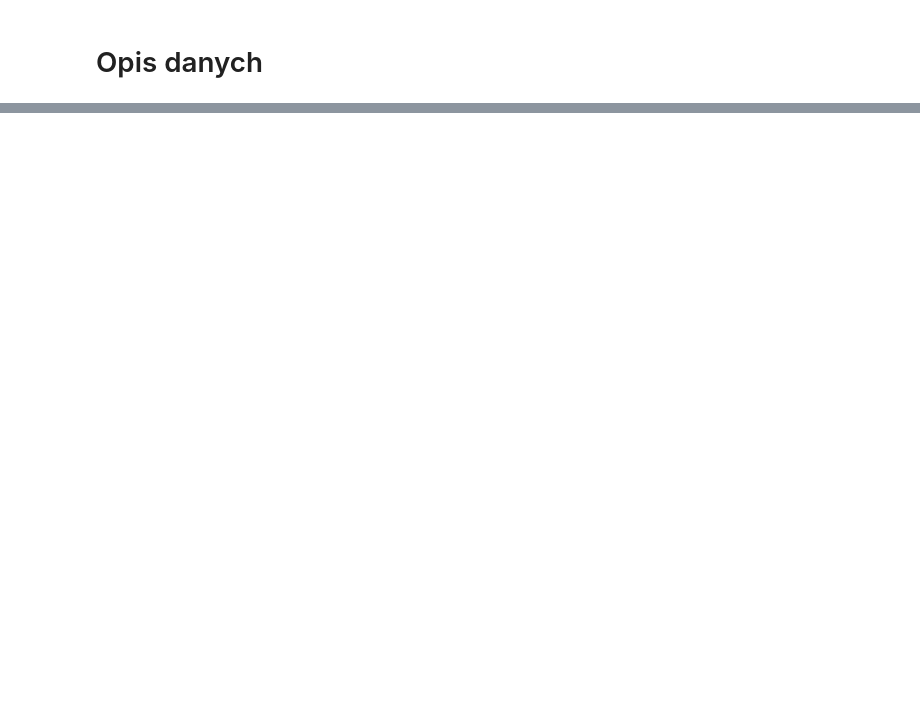
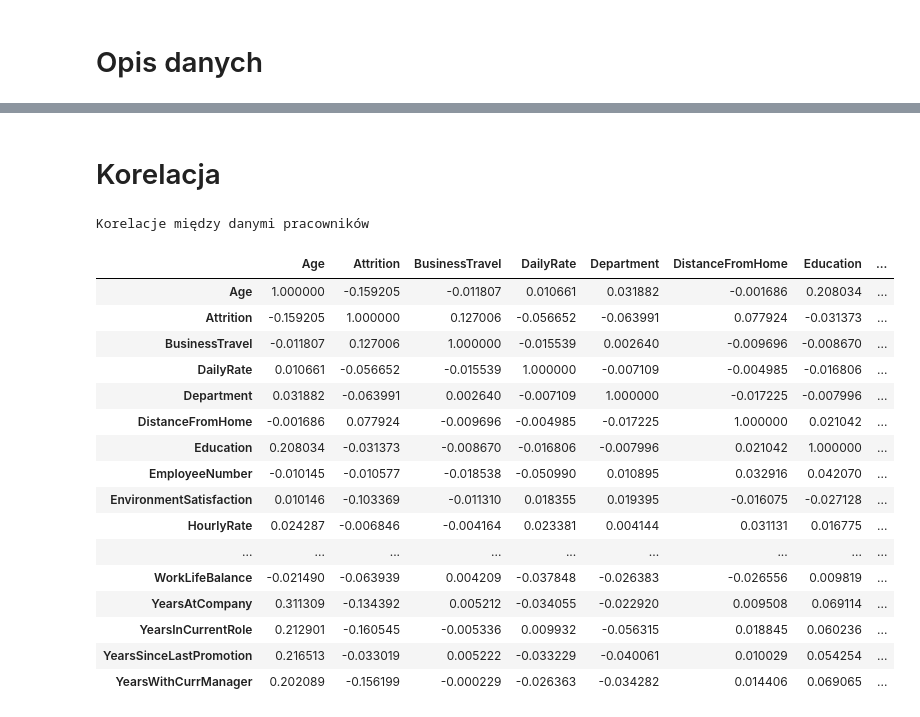
Before and after one commit to jwnuk/data-science-bootcamp, a Jupyter notebook: 2-projekt-python/dataset.ipynb, the cells around one changed output, grey strips where cells are left out. Drawn from its saved outputs; the diff is of its cells as text; code cells hidden in the pictures; blank space fills up the shorter version.

```diff
--- a/2-projekt-python/dataset.ipynb
+++ b/2-projekt-python/dataset.ipynb
@@ -37,0 +79,43 @@ df.describe()
+# %% [markdown]
+# Korelacja
+# %%
+corr_table = df.corr()
+
+# corr_table = corr_table.drop(['EmployeeCount', 'StandardHours'], 0) # x-axis
+# corr_table = corr_table.drop(['EmployeeCount', 'StandardHours'], 1) # y-axis
+
+def corr_color(val):
+    if abs(val) == 1:
+        color = '#666'
+    elif abs(val) > 0.8:
+        color = '#9d0208'
+    elif abs(val) > 0.5:
+        color = '#e85d04'
+    elif abs(val) > 0.3:
+        color = '#f48c06'
+    else:
+        color = 'black'
+    return 'color: %s' % color
+
+s = corr_table.style.applymap(corr_color).set_caption('Korelacje między danymi pracowników')
+
+s
+# %% [output]
+Korelacje między danymi pracowników
+|  | Age | Attrition | BusinessTravel | DailyRate | Department | DistanceFromHome | Education | ... |
+| Age | 1.000000 | -0.159205 | -0.011807 | 0.010661 | 0.031882 | -0.001686 | 0.208034 | ... |
+| Attrition | -0.159205 | 1.000000 | 0.127006 | -0.056652 | -0.063991 | 0.077924 | -0.031373 | ... |
+| BusinessTravel | -0.011807 | 0.127006 | 1.000000 | -0.015539 | 0.002640 | -0.009696 | -0.008670 | ... |
+| DailyRate | 0.010661 | -0.056652 | -0.015539 | 1.000000 | -0.007109 | -0.004985 | -0.016806 | ... |
+| Department | 0.031882 | -0.063991 | 0.002640 | -0.007109 | 1.000000 | -0.017225 | -0.007996 | ... |
+| DistanceFromHome | -0.001686 | 0.077924 | -0.009696 | -0.004985 | -0.017225 | 1.000000 | 0.021042 | ... |
+| Education | 0.208034 | -0.031373 | -0.008670 | -0.016806 | -0.007996 | 0.021042 | 1.000000 | ... |
+| EmployeeNumber | -0.010145 | -0.010577 | -0.018538 | -0.050990 | 0.010895 | 0.032916 | 0.042070 | ... |
+| EnvironmentSatisfaction | 0.010146 | -0.103369 | -0.011310 | 0.018355 | 0.019395 | -0.016075 | -0.027128 | ... |
+| HourlyRate | 0.024287 | -0.006846 | -0.004164 | 0.023381 | 0.004144 | 0.031131 | 0.016775 | ... |
+| ... | ... | ... | ... | ... | ... | ... | ... | ... |
+| WorkLifeBalance | -0.021490 | -0.063939 | 0.004209 | -0.037848 | -0.026383 | -0.026556 | 0.009819 | ... |
+| YearsAtCompany | 0.311309 | -0.134392 | 0.005212 | -0.034055 | -0.022920 | 0.009508 | 0.069114 | ... |
+| YearsInCurrentRole | 0.212901 | -0.160545 | -0.005336 | 0.009932 | -0.056315 | 0.018845 | 0.060236 | ... |
+| YearsSinceLastPromotion | 0.216513 | -0.033019 | 0.005222 | -0.033229 | -0.040061 | 0.010029 | 0.054254 | ... |
+| YearsWithCurrManager | 0.202089 | -0.156199 | -0.000229 | -0.026363 | -0.034282 | 0.014406 | 0.069065 | ... |
```
Also changed, not shown: parts of 4 cells of this notebook, 1 other file.
